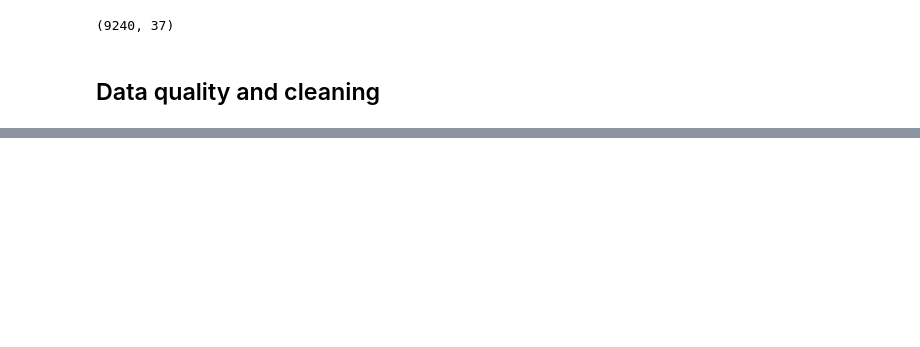
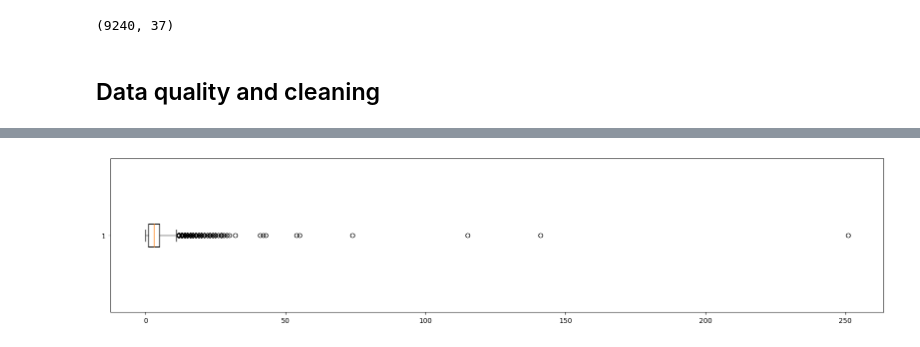
Before and after one commit to booleanhunter/lucrative-learners, a Jupyter notebook: solution.ipynb, the cells around one changed output, grey strips where cells are left out. Drawn from its saved outputs; the diff is of its cells as text; code cells hidden in the pictures; blank space fills up the shorter version.

```diff
--- a/solution.ipynb
+++ b/solution.ipynb
@@ -64,0 +424,6 @@ leads_data.describe()
+# %%
+plt.figure(figsize=[20,4])
+plt.boxplot(leads_data['TotalVisits'], vert=False)
+plt.show()
+# %% [output]
+[figure, added]
```
Also changed, not shown: parts of 85 cells of this notebook.
